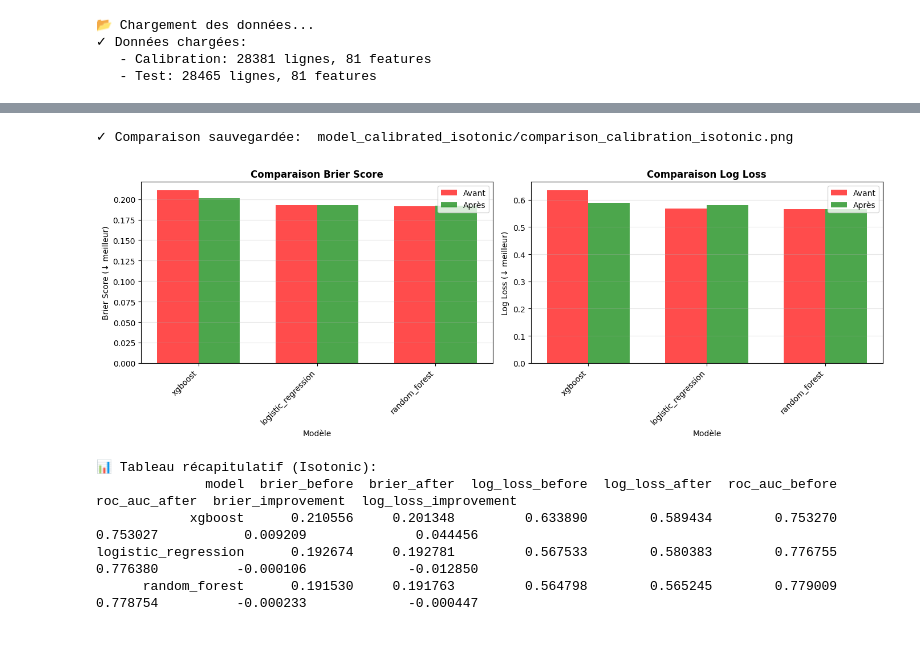
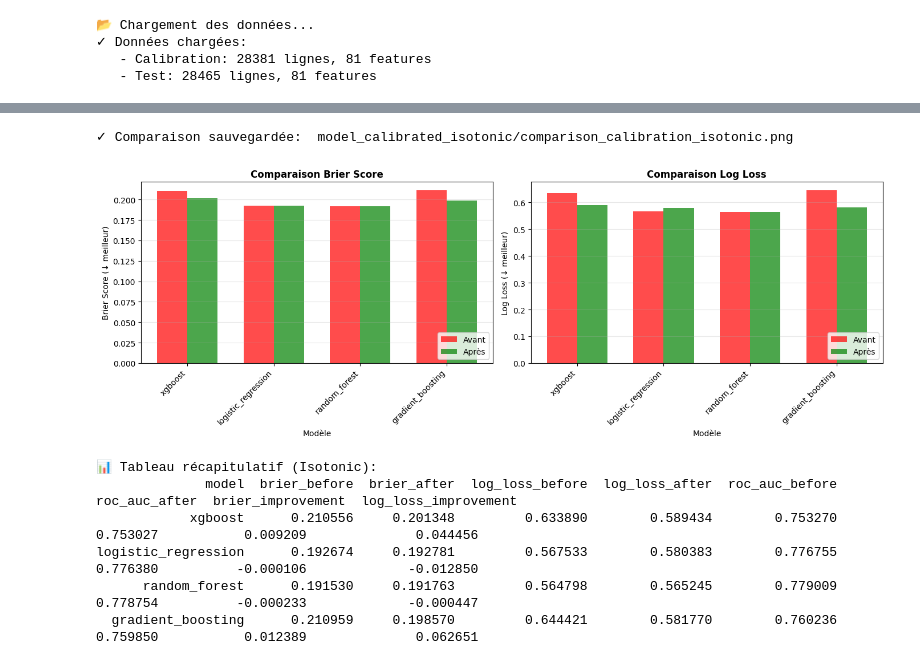
Before and after one commit to MouadQ793/leukemia-survival-calibration, a Jupyter notebook: 7 - Isotonic Calibration.ipynb, the cells around one changed output, grey strips where cells are left out. Saved outputs shown, nothing was run; the diff lists cells and outputs as text; code cells hidden in the pictures.

Commit message:
added gradient boosting model

```diff
--- a/7 - Isotonic Calibration.ipynb
+++ b/7 - Isotonic Calibration.ipynb
@@ -84,24 +84,32 @@ logistic_regression      0.192674     0.192781          -0.000106
 # %%
 # =============================================================================
 # CELLULE 3 : VISUALISATION COMPARATIVE
 # =============================================================================
+
+# Force reload pour s'assurer de récupérer les dernières modifications
+if 'src.calibration_utils' in sys.modules:
+    del sys.modules['src.calibration_utils']
+if 'calibration_utils' in sys.modules:
+    del sys.modules['calibration_utils']
+
 from src.calibration_utils import plot_all_calibration_comparison
 
 # Plot comparaison de tous les modèles
 fig = plot_all_calibration_comparison(
     results_df,
     save_path='model_calibrated_isotonic/comparison_calibration_isotonic.png'
 )
 plt.show()
 
 # Afficher le tableau récapitulatif
 print("\n📊 Tableau récapitulatif (Isotonic):")
 print(results_df.to_string(index=False))
 # %% [output]
 ✓ Comparaison sauvegardée:  model_calibrated_isotonic/comparison_calibration_isotonic.png
-[figure, old version]
+[figure, new version]
 📊 Tableau récapitulatif (Isotonic):
               model  brier_before  brier_after  log_loss_before  log_loss_after  roc_auc_before  roc_auc_after  brier_improvement  log_loss_improvement
             xgboost      0.210556     0.201348         0.633890        0.589434        0.753270       0.753027           0.009209              0.044456
 logistic_regression      0.192674     0.192781         0.567533        0.580383        0.776755       0.776380          -0.000106             -0.012850
       random_forest      0.191530     0.191763         0.564798        0.565245        0.779009       0.778754          -0.000233             -0.000447
+  gradient_boosting      0.210959     0.198570         0.644421        0.581770        0.760236       0.759850           0.012389              0.062651
```
Also changed, not shown: parts of 1 cell of this notebook, 4 other files.
